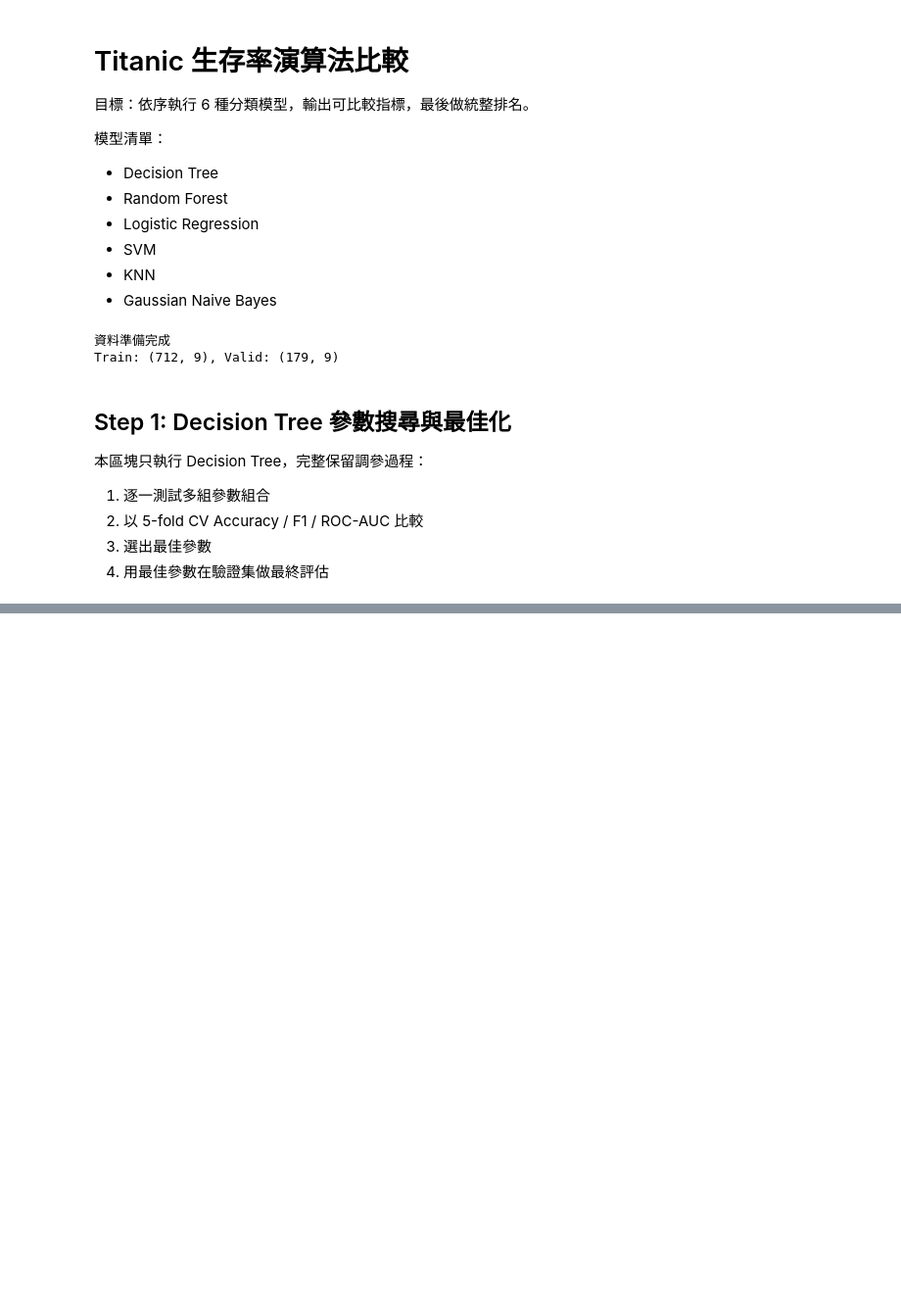
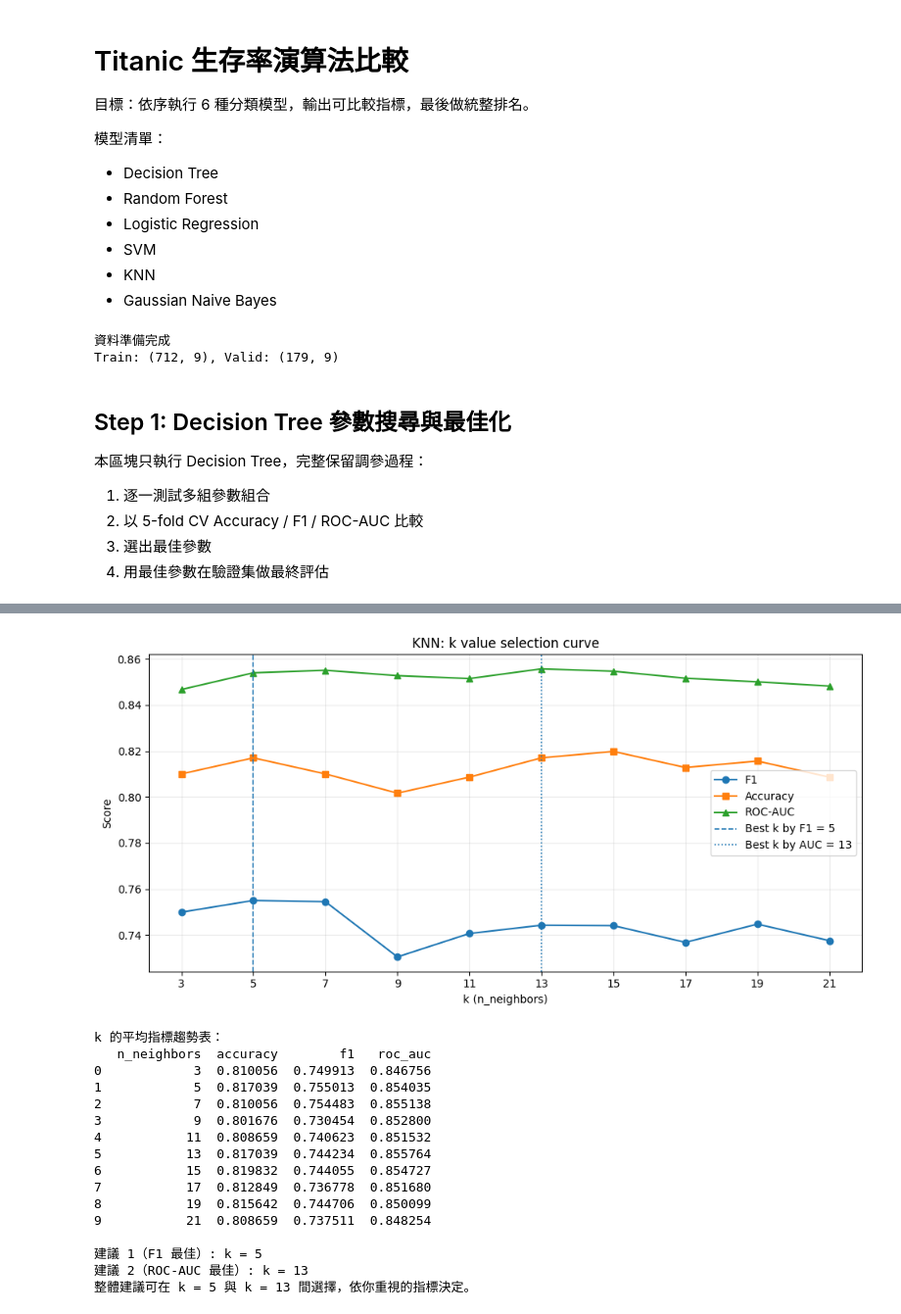
Before and after one commit to JackPan0521/DataMiningExercises, a Jupyter notebook: titanic/Titanic_Survival_AlgorithmCompare.ipynb, the cells around one changed output, grey strips where cells are left out. Shown at 98% size. Saved outputs shown, nothing was run; the diff lists cells and outputs as text; code cells hidden in the pictures; blank space fills up the shorter version.

```diff
--- a/titanic/Titanic_Survival_AlgorithmCompare.ipynb
+++ b/titanic/Titanic_Survival_AlgorithmCompare.ipynb
@@ -448,0 +1585,58 @@ Valid ROC-AUC: 0.8585
+# %%
+import matplotlib.pyplot as plt
+
+# 對每個 k 聚合（平均）指標，避免只看單一 weights/p 組合
+k_curve_df = (
+    knn_results_df
+    .groupby('n_neighbors', as_index=False)[['accuracy', 'f1', 'roc_auc']]
+    .mean()
+    .sort_values('n_neighbors')
+)
+
+best_k_by_f1 = int(k_curve_df.loc[k_curve_df['f1'].idxmax(), 'n_neighbors'])
+best_k_by_auc = int(k_curve_df.loc[k_curve_df['roc_auc'].idxmax(), 'n_neighbors'])
+
+plt.figure(figsize=(10, 5))
+plt.plot(k_curve_df['n_neighbors'], k_curve_df['f1'], marker='o', label='F1')
+plt.plot(k_curve_df['n_neighbors'], k_curve_df['accuracy'], marker='s', label='Accuracy')
+plt.plot(k_curve_df['n_neighbors'], k_curve_df['roc_auc'], marker='^', label='ROC-AUC')
+
+plt.axvline(best_k_by_f1, linestyle='--', linewidth=1.2, label=f'Best k by F1 = {best_k_by_f1}')
+plt.axvline(best_k_by_auc, linestyle=':', linewidth=1.2, label=f'Best k by AUC = {best_k_by_auc}')
+
+plt.title('KNN: k value selection curve')
+plt.xlabel('k (n_neighbors)')
+plt.ylabel('Score')
+plt.xticks(k_curve_df['n_neighbors'])
+plt.grid(alpha=0.25)
+plt.legend()
+plt.tight_layout()
+plt.show()
+
+print('k 的平均指標趨勢表：')
+print(k_curve_df)
+print(f'\n建議 1（F1 最佳）: k = {best_k_by_f1}')
+print(f'建議 2（ROC-AUC 最佳）: k = {best_k_by_auc}')
+
+if best_k_by_f1 == best_k_by_auc:
+    print(f'整體建議 k = {best_k_by_f1}（F1 與 AUC 一致）')
+else:
+    print(f'整體建議可在 k = {best_k_by_f1} 與 k = {best_k_by_auc} 間選擇，依你重視的指標決定。')
+# %% [output]
+[figure, added]
+k 的平均指標趨勢表：
+   n_neighbors  accuracy        f1   roc_auc
+0            3  0.810056  0.749913  0.846756
+1            5  0.817039  0.755013  0.854035
+2            7  0.810056  0.754483  0.855138
+3            9  0.801676  0.730454  0.852800
+4           11  0.808659  0.740623  0.851532
+5           13  0.817039  0.744234  0.855764
+6           15  0.819832  0.744055  0.854727
+7           17  0.812849  0.736778  0.851680
+8           19  0.815642  0.744706  0.850099
+9           21  0.808659  0.737511  0.848254
+
+建議 1（F1 最佳）: k = 5
+建議 2（ROC-AUC 最佳）: k = 13
+整體建議可在 k = 5 與 k = 13 間選擇，依你重視的指標決定。
```
Also changed, not shown: parts of 14 cells of this notebook, 10 other files.
